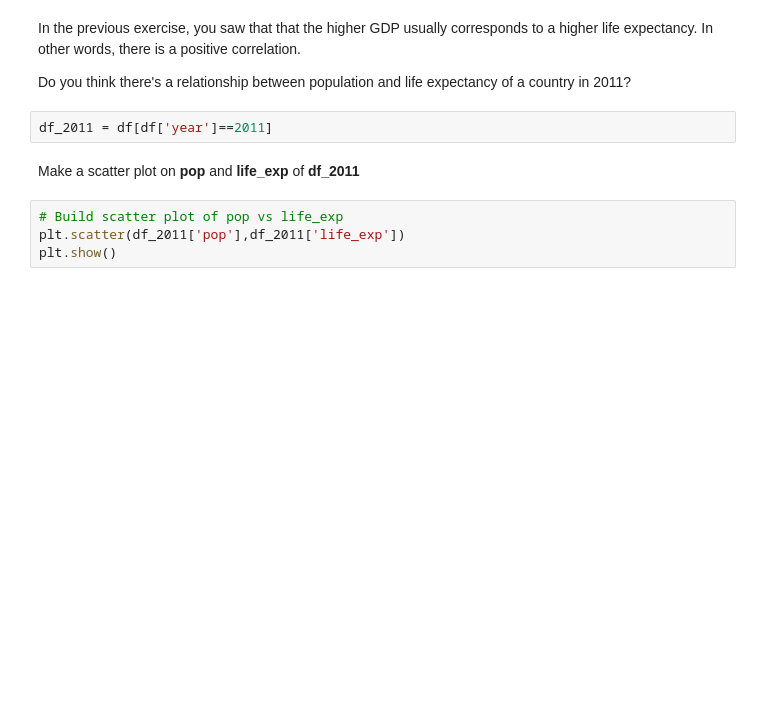
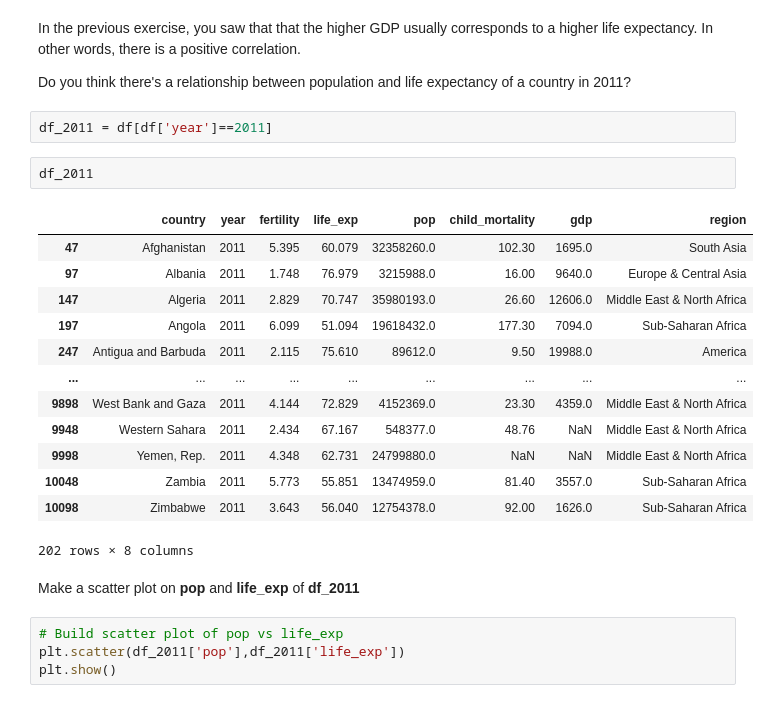
Before and after one commit to amadatiq-ai/citadel-edversity, a Jupyter notebook: Visualization_Matplotlib-NB 1.ipynb, the cells around one changed output. Cells and saved outputs as stored; diff of their text form; blank space fills up the shorter version.

```diff
--- a/Visualization_Matplotlib-NB 1.ipynb
+++ b/Visualization_Matplotlib-NB 1.ipynb
@@ -109,6 +146,22 @@ In the previous exercise, you saw that that the higher GDP usually corresponds t
 Do you think there's a relationship between population and life expectancy of a country in 2011?
 # %%
 df_2011 = df[df['year']==2011]
+# %%
+df_2011
+# %% [output]
+|  | country | year | fertility | life_exp | pop | child_mortality | gdp | region |
+| 47 | Afghanistan | 2011 | 5.395 | 60.079 | 32358260.0 | 102.30 | 1695.0 | South Asia |
+| 97 | Albania | 2011 | 1.748 | 76.979 | 3215988.0 | 16.00 | 9640.0 | Europe & Central Asia |
+| 147 | Algeria | 2011 | 2.829 | 70.747 | 35980193.0 | 26.60 | 12606.0 | Middle East & North Africa |
+| 197 | Angola | 2011 | 6.099 | 51.094 | 19618432.0 | 177.30 | 7094.0 | Sub-Saharan Africa |
+| 247 | Antigua and Barbuda | 2011 | 2.115 | 75.610 | 89612.0 | 9.50 | 19988.0 | America |
+| ... | ... | ... | ... | ... | ... | ... | ... | ... |
+| 9898 | West Bank and Gaza | 2011 | 4.144 | 72.829 | 4152369.0 | 23.30 | 4359.0 | Middle East & North Africa |
+| 9948 | Western Sahara | 2011 | 2.434 | 67.167 | 548377.0 | 48.76 | NaN | Middle East & North Africa |
+| 9998 | Yemen, Rep. | 2011 | 4.348 | 62.731 | 24799880.0 | NaN | NaN | Middle East & North Africa |
+| 10048 | Zambia | 2011 | 5.773 | 55.851 | 13474959.0 | 81.40 | 3557.0 | Sub-Saharan Africa |
+| 10098 | Zimbabwe | 2011 | 3.643 | 56.040 | 12754378.0 | 92.00 | 1626.0 | Sub-Saharan Africa |
+202 rows × 8 columns
 # %% [markdown]
 Make a scatter plot on **pop** and **life_exp** of **df_2011**
 # %%
```
Also changed, not shown: parts of 20 cells of this notebook, 3 other files.
